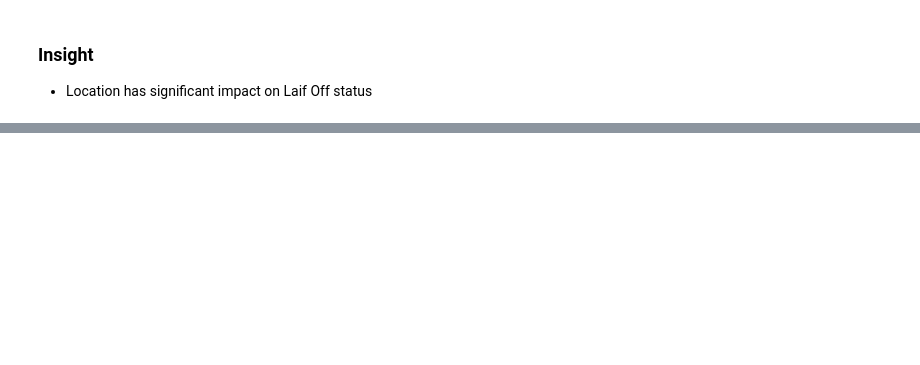
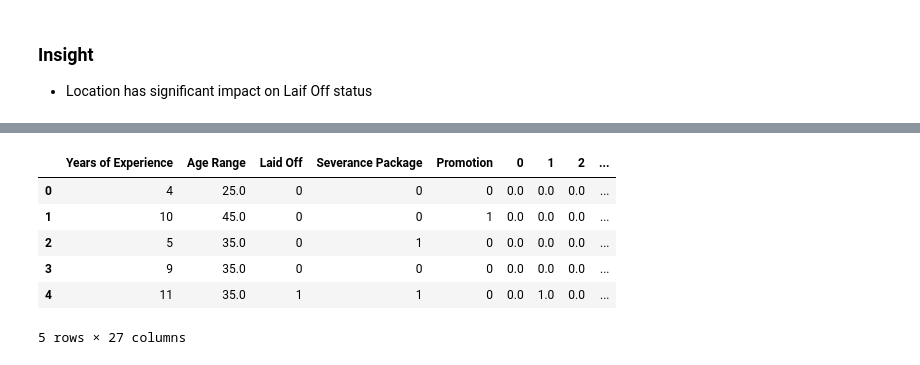
Before and after one commit to Harsh-28/GetHired, a Jupyter notebook: Get Hired - ML/Layoff_Prediction/Layoff_Prediction.ipynb, the cells around one changed output, grey strips where cells are left out. Saved outputs shown, nothing was run; the diff lists cells and outputs as text; code cells hidden in the pictures; blank space fills up the shorter version.

```diff
--- a/Get Hired - ML/Layoff_Prediction/Layoff_Prediction.ipynb
+++ b/Get Hired - ML/Layoff_Prediction/Layoff_Prediction.ipynb
@@ -723,3 +713,13 @@ memory usage: 59.6 KB
+# %%
+df.head()
+# %% [output]
+|  | Years of Experience | Age Range | Laid Off | Severance Package | Promotion | 0 | 1 | 2 | ... |
+| 0 | 4 | 25.0 | 0 | 0 | 0 | 0.0 | 0.0 | 0.0 | ... |
+| 1 | 10 | 45.0 | 0 | 0 | 1 | 0.0 | 0.0 | 0.0 | ... |
+| 2 | 5 | 35.0 | 0 | 1 | 0 | 0.0 | 0.0 | 0.0 | ... |
+| 3 | 9 | 35.0 | 0 | 0 | 0 | 0.0 | 0.0 | 0.0 | ... |
+| 4 | 11 | 35.0 | 1 | 1 | 0 | 0.0 | 1.0 | 0.0 | ... |
+5 rows × 27 columns
 # %%
 
 from sklearn.model_selection import train_test_split
```
Also changed, not shown: parts of 27 cells of this notebook, 12 other files.
